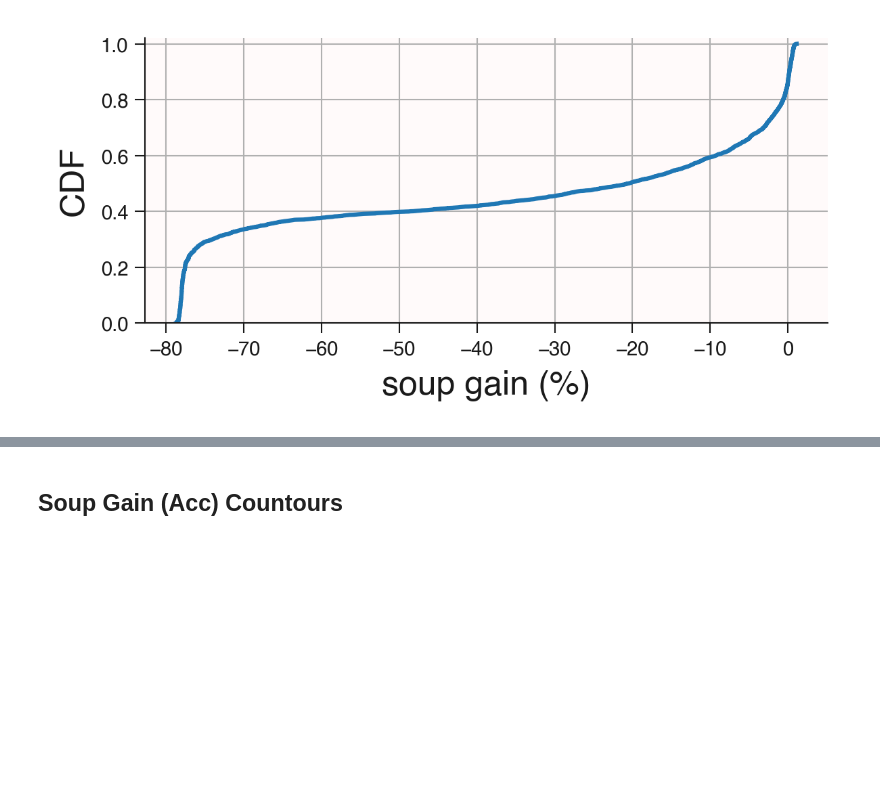
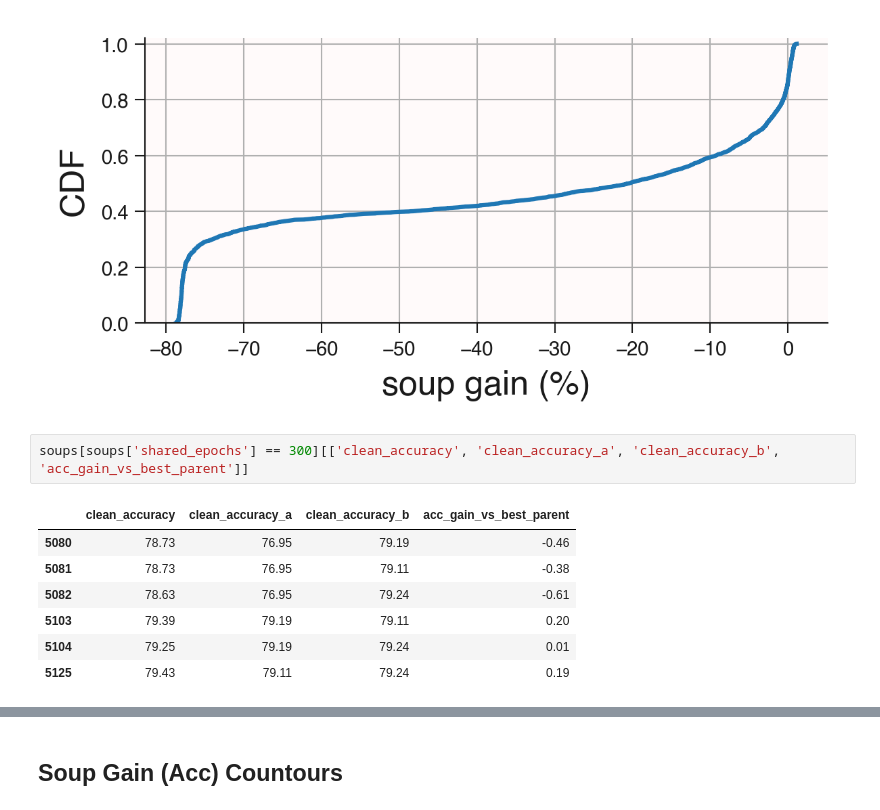
Before and after one commit to chipnbits/too-salty, a Jupyter notebook: notebooks/1. Shared Epochs.ipynb, the cells around one changed output, grey strips where cells are left out. Cells and saved outputs as stored; diff of their text form; blank space fills up the shorter version.

```diff
--- a/notebooks/1. Shared Epochs.ipynb
+++ b/notebooks/1. Shared Epochs.ipynb
@@ -30,6 +32,16 @@ plt.savefig('../iclr_report/figures/prob_acc_gain_vs_shared_epochs_cdf.pdf')
 plt.show()
 # %% [output]
 [figure]
+# %%
+soups[soups['shared_epochs'] == 300][['clean_accuracy', 'clean_accuracy_a', 'clean_accuracy_b', 'acc_gain_vs_best_parent']]
+# %% [output]
+|  | clean_accuracy | clean_accuracy_a | clean_accuracy_b | acc_gain_vs_best_parent |
+| 5080 | 78.73 | 76.95 | 79.19 | -0.46 |
+| 5081 | 78.73 | 76.95 | 79.11 | -0.38 |
+| 5082 | 78.63 | 76.95 | 79.24 | -0.61 |
+| 5103 | 79.39 | 79.19 | 79.11 | 0.20 |
+| 5104 | 79.25 | 79.19 | 79.24 | 0.01 |
+| 5125 | 79.43 | 79.11 | 79.24 | 0.19 |
 # %%
 # soup gains in percentage points
 g = soups['acc_gain_vs_best_parent'].dropna().to_numpy()
```
Also changed, not shown: parts of 4 cells of this notebook, 3 other files.
